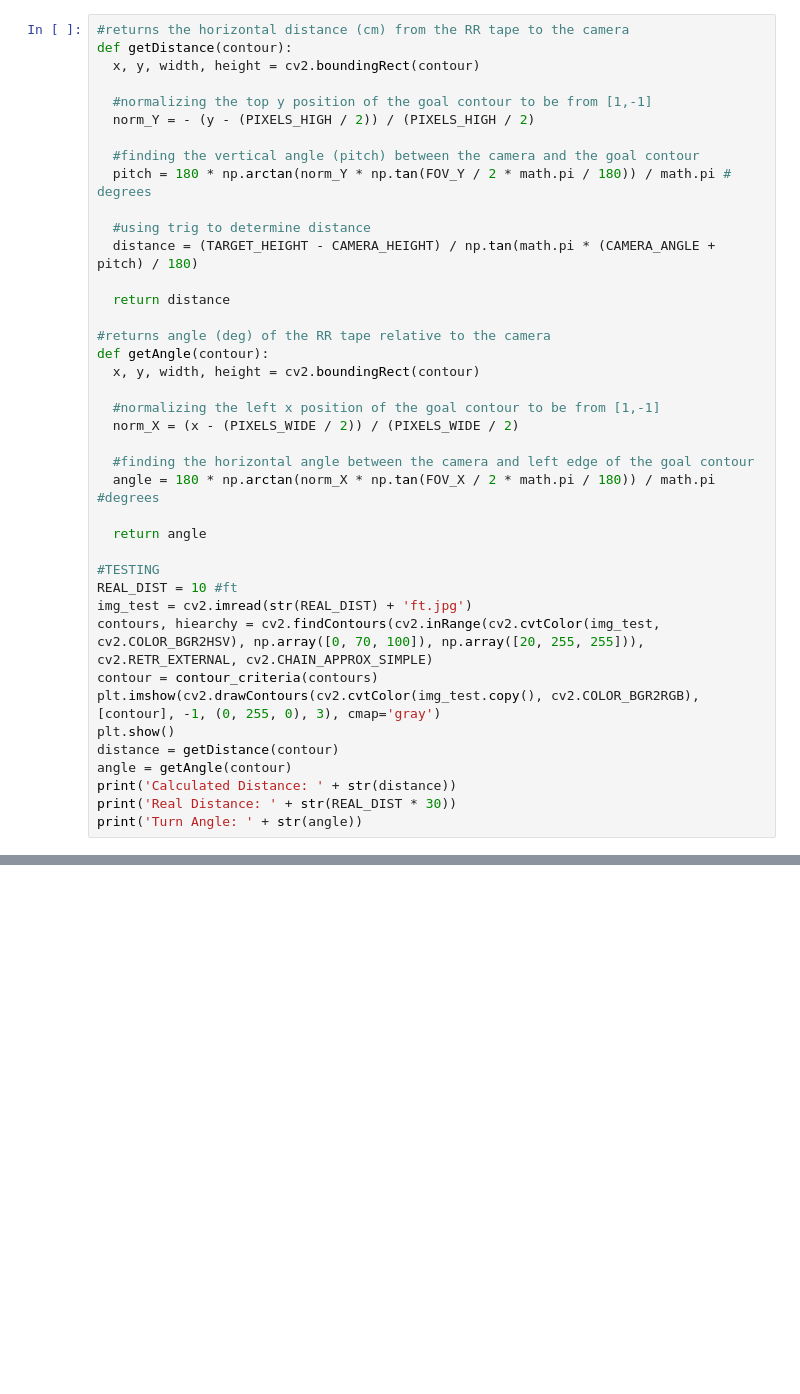
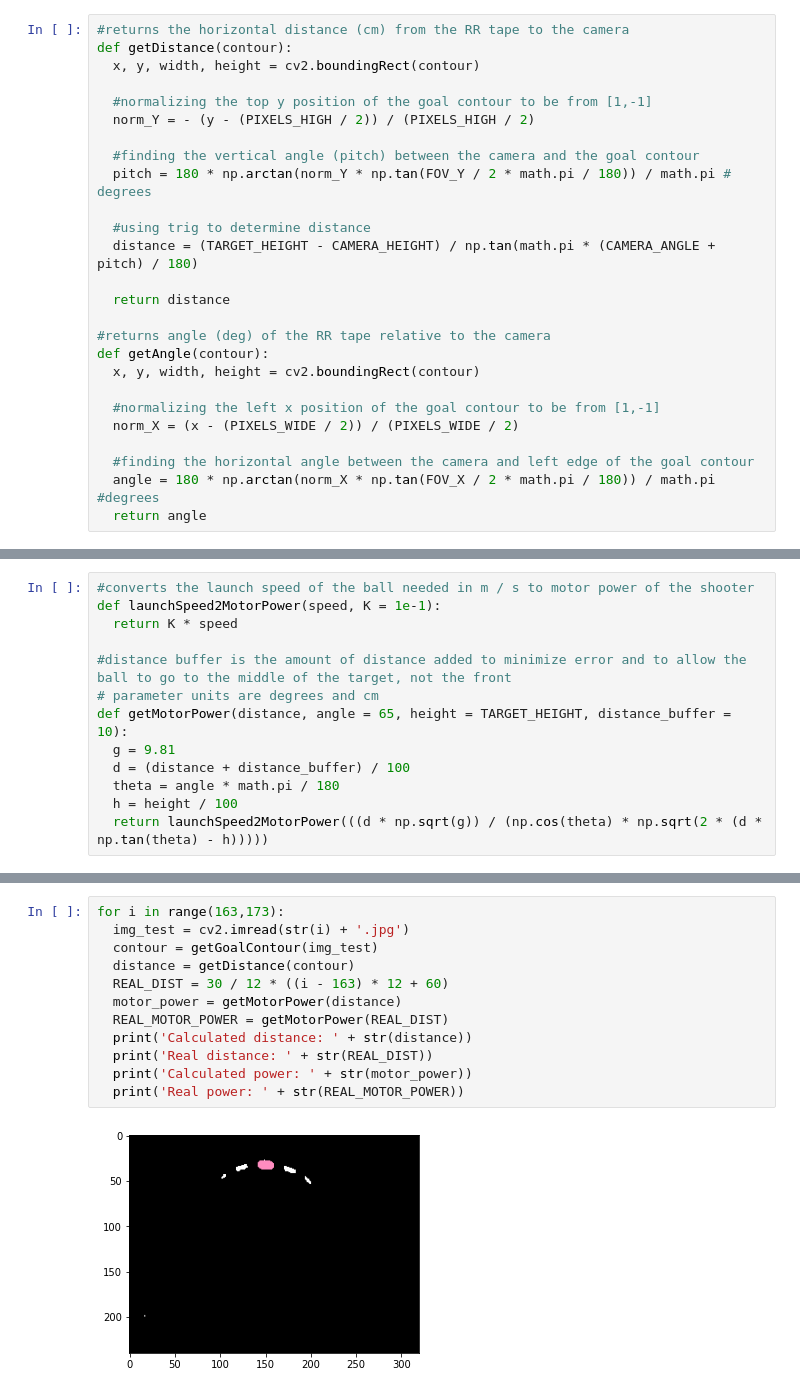
Before and after one commit to Tino-FRC-2473/FRC2022-SummerTraining, a Jupyter notebook: shootingTarget.ipynb, the cells around one changed output, grey strips where cells are left out. Drawn from its saved outputs; the diff is of its cells as text; blank space fills up the shorter version.

```diff
--- a/shootingTarget.ipynb
+++ b/shootingTarget.ipynb
@@ -73,18 +90,4 @@ def getAngle(contour):
 
   #finding the horizontal angle between the camera and left edge of the goal contour
   angle = 180 * np.arctan(norm_X * np.tan(FOV_X / 2 * math.pi / 180)) / math.pi #degrees
-
   return angle
-
-#TESTING
-REAL_DIST = 10 #ft
-img_test = cv2.imread(str(REAL_DIST) + 'ft.jpg')
-contours, hiearchy = cv2.findContours(cv2.inRange(cv2.cvtColor(img_test, cv2.COLOR_BGR2HSV), np.array([0, 70, 100]), np.array([20, 255, 255])), cv2.RETR_EXTERNAL, cv2.CHAIN_APPROX_SIMPLE)
-contour = contour_criteria(contours)
-plt.imshow(cv2.drawContours(cv2.cvtColor(img_test.copy(), cv2.COLOR_BGR2RGB), [contour], -1, (0, 255, 0), 3), cmap='gray')
-plt.show()
-distance = getDistance(contour)
-angle = getAngle(contour)
-print('Calculated Distance: ' + str(distance))
-print('Real Distance: ' + str(REAL_DIST * 30))
-print('Turn Angle: ' + str(angle))
@@ -90,0 +96,13 @@ print('Turn Angle: ' + str(angle))
+# %%
+#converts the launch speed of the ball needed in m / s to motor power of the shooter
+def launchSpeed2MotorPower(speed, K = 1e-1):
+  return K * speed
+
+#distance buffer is the amount of distance added to minimize error and to allow the ball to go to the middle of the target, not the front
+# parameter units are degrees and cm
+def getMotorPower(distance, angle = 65, height = TARGET_HEIGHT, distance_buffer = 10):
+  g = 9.81
+  d = (distance + distance_buffer) / 100
+  theta = angle * math.pi / 180
+  h = height / 100
+  return launchSpeed2MotorPower(((d * np.sqrt(g)) / (np.cos(theta) * np.sqrt(2 * (d * np.tan(theta) - h)))))
@@ -90,0 +111,14 @@ print('Turn Angle: ' + str(angle))
+# %%
+for i in range(163,173):
+  img_test = cv2.imread(str(i) + '.jpg')
+  contour = getGoalContour(img_test)
+  distance = getDistance(contour)
+  REAL_DIST = 30 / 12 * ((i - 163) * 12 + 60)
+  motor_power = getMotorPower(distance)
+  REAL_MOTOR_POWER = getMotorPower(REAL_DIST)
+  print('Calculated distance: ' + str(distance))
+  print('Real distance: ' + str(REAL_DIST))
+  print('Calculated power: ' + str(motor_power))
+  print('Real power: ' + str(REAL_MOTOR_POWER))
+# %% [output]
+[figure, added]
```
Also changed, not shown: parts of 11 cells of this notebook.
